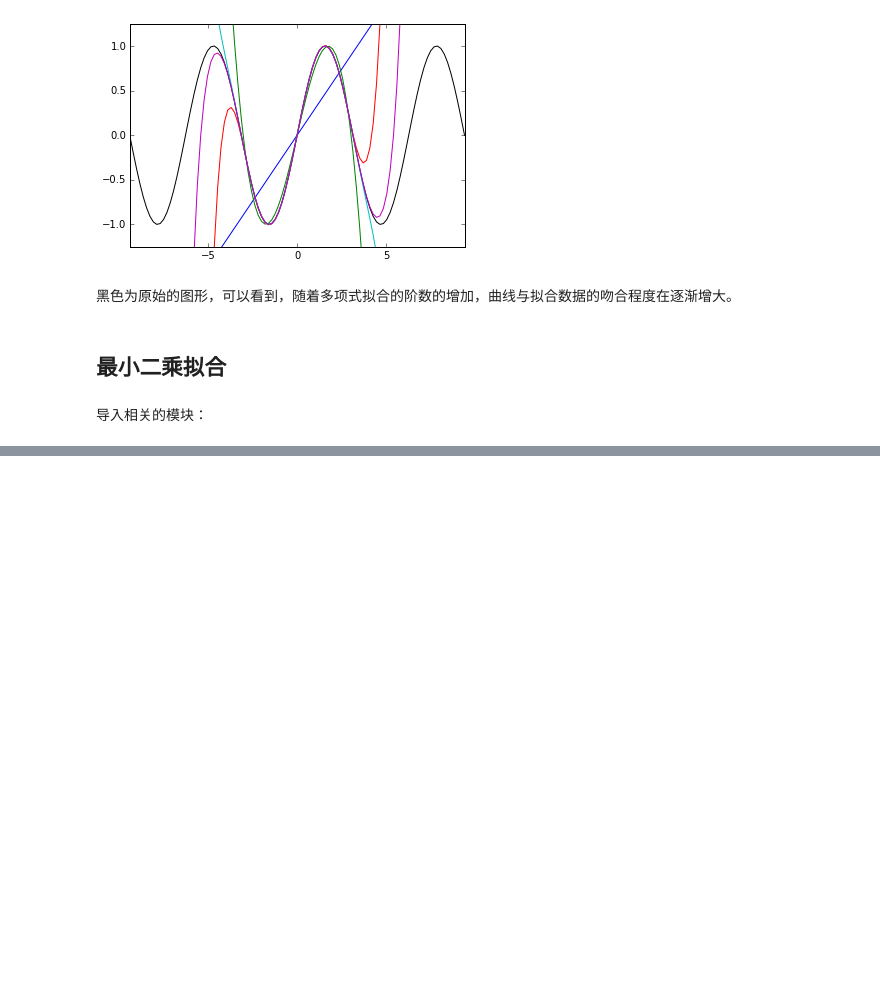
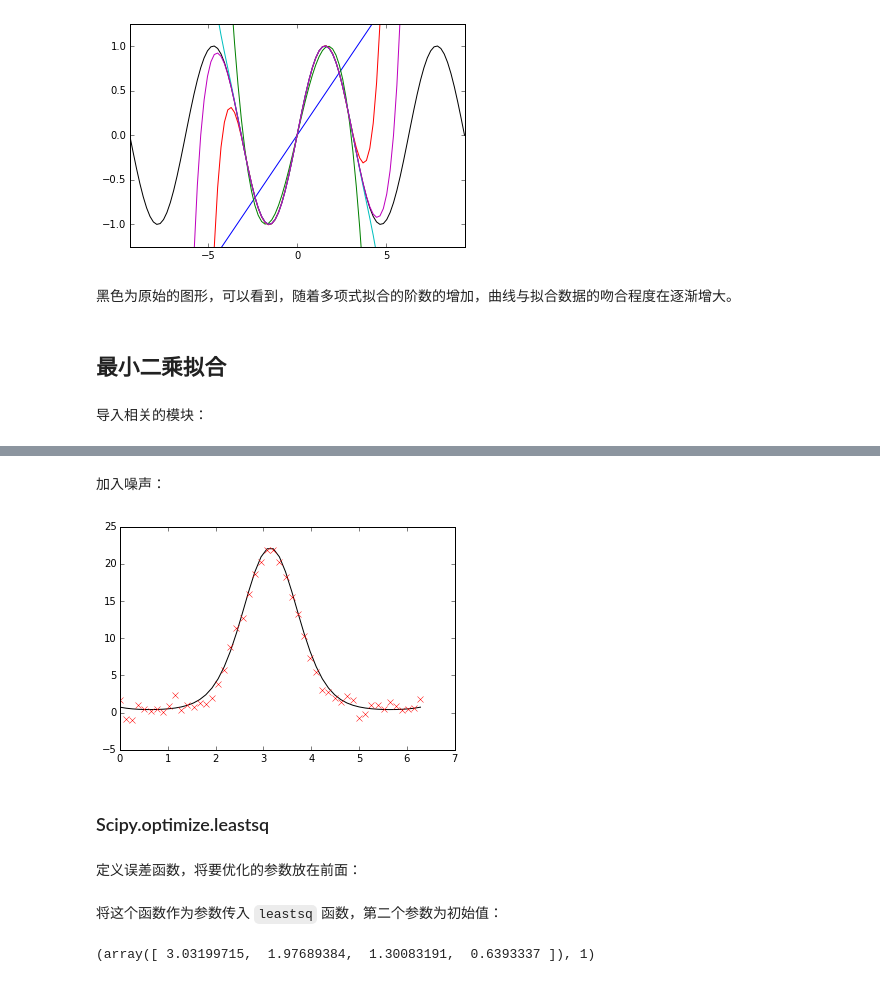
Before and after one commit to xiangliTHU/python-tutorial, a Jupyter notebook: 04. scipy/04.04 curve fitting.ipynb, the cells around one changed output, grey strips where cells are left out. Drawn from its saved outputs; the diff is of its cells as text; code cells hidden in the pictures; blank space fills up the shorter version.

```diff
--- a/04. scipy/04.04 curve fitting.ipynb
+++ b/04. scipy/04.04 curve fitting.ipynb
@@ -117,0 +211,13 @@ plt.plot(x,y,'x')
+# %% [markdown]
+加入噪声：
+# %%
+from scipy.stats import norm
+y_noisy = y + 0.8 * norm.rvs(size=len(x))
+p = plt.plot(x, y, 'k-')
+p = plt.plot(x, y_noisy, 'rx')
+# %% [output]
+[figure, added]
+# %% [markdown]
+### Scipy.optimize.leastsq
+# %% [markdown]
+定义误差函数，将要优化的参数放在前面：
@@ -117,0 +227,7 @@ plt.plot(x,y,'x')
+# %% [markdown]
+将这个函数作为参数传入 `leastsq` 函数，第二个参数为初始值：
+# %%
+c, ret_val = leastsq(f_err, [1, 1, 1, 1], args=(y_noisy, x))
+c, ret_val
+# %% [output]
+(array([ 3.03199715,  1.97689384,  1.30083191,  0.6393337 ]), 1)
```
Also changed, not shown: parts of 43 cells of this notebook, 1 other file.
